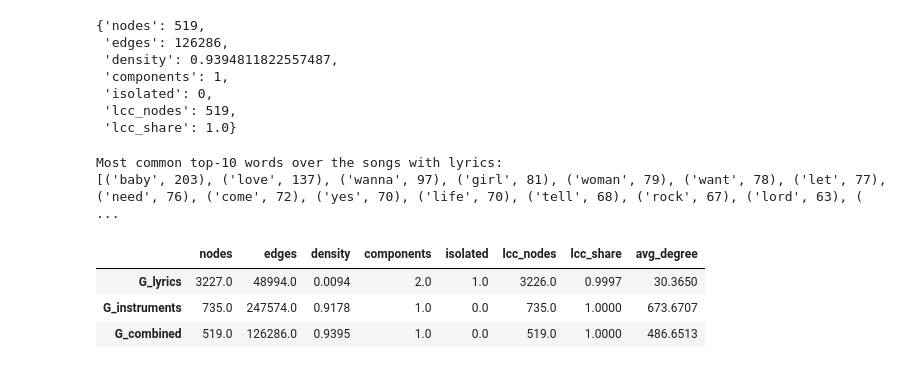
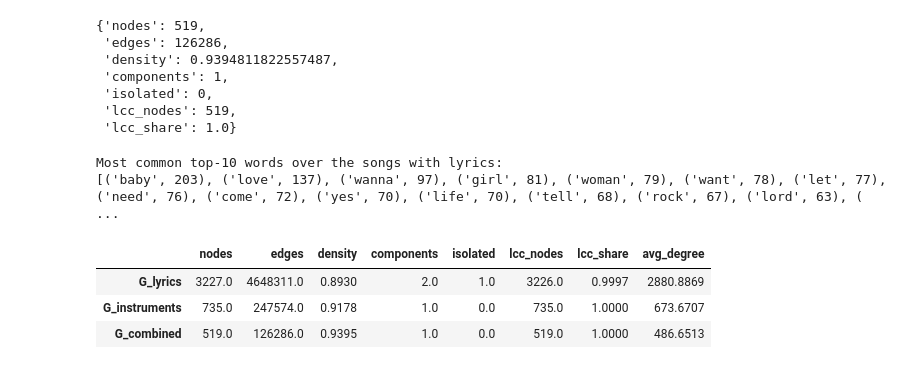
Before and after one commit to CRisager/SocialGraphs_FinalProject, a Jupyter notebook: notebooks/analysis.ipynb, the cells around one changed output. Cells and saved outputs as stored; diff of their text form; code cells hidden in the pictures.

```diff
--- a/notebooks/analysis.ipynb
+++ b/notebooks/analysis.ipynb
@@ -86,8 +95,9 @@ Almost every pair of songs shares some word: the full similarity matrix is 91% n
 # %%
 X, terms = graphs.tfidf(lyr.tokens)
-G_lyrics = graphs.add_metadata(graphs.lyrics_graph(X, lyr.index.to_numpy(), k=graphs.K_NEIGHBOURS), songs)
+S_lyrics = graphs.lyrics_similarity(X)      # G_lyrics as a dense weight matrix
+lyrics_ids = lyr.index.to_numpy()
 print(f"TF-IDF vocabulary: {len(terms)} words")
-graphs.summary(G_lyrics)
+graphs.dense_summary(S_lyrics)
 # %% [output]
 TF-IDF vocabulary: 6942 words
 {'nodes': 3227,
@@ -122,8 +134,11 @@ A feature of degree *k* gives its *k*(*k*−1)/2 pairs weight 1/(*k*−1) each,
 # %%
 words = dict(zip(lyr.index, graphs.top_words(X, terms)))
-B_combined = graphs.bipartite_graph(graphs.combined_features(songs, words))
-G_combined = graphs.add_metadata(graphs.project(B_combined), songs)
-display(pd.Series(graphs.feature_weight_shares(B_combined), name="share of edge weight").to_frame().round(3))
+combined_feats = graphs.combined_features(songs, words)
+G_combined = graphs.add_metadata(graphs.balanced_projection(combined_feats), songs)
+
+B_combined = graphs.bipartite_graph(combined_feats)   # single projection, for comparison only
+display(pd.DataFrame({"single projection": graphs.feature_weight_shares(B_combined),
+                      "balanced (used)": graphs.type_shares(G_combined)}).round(3))
 feature_nodes = [n for n, b in B_combined.nodes(data="bipartite") if b == 1]
 print(f"{len(feature_nodes)} feature nodes, {sum(B_combined.degree(f) == 1 for f in feature_nodes)} "
       "of them on a single song (they link nobody)")
@@ -149,13 +164,14 @@ print(Counter(w for ws in words.values() for w in ws).most_common(25))
 Most common top-10 words over the songs with lyrics:
 [('baby', 203), ('love', 137), ('wanna', 97), ('girl', 81), ('woman', 79), ('want', 78), ('let', 77), ('need', 76), ('come', 72), ('yes', 70), ('life', 70), ('tell', 68), ('rock', 67), ('lord', 63), ( ...
 # %%
-step1 = pd.DataFrame({name: graphs.summary(G) for name, G in
-                      [("G_lyrics", G_lyrics), ("G_instruments", G_instruments), ("G_combined", G_combined)]}).T
+step1 = pd.DataFrame({"G_lyrics": graphs.dense_summary(S_lyrics),
+                      "G_instruments": graphs.summary(G_instruments),
+                      "G_combined": graphs.summary(G_combined)}).T
 step1["avg_degree"] = 2 * step1.edges / step1.nodes
 step1.to_csv(RESULTS_DIR / "step1_graphs.csv")
 step1.round(4)
 # %% [output]
 |  | nodes | edges | density | components | isolated | lcc_nodes | lcc_share | avg_degree |
-| G_lyrics | 3227.0 | 48994.0 | 0.0094 | 2.0 | 1.0 | 3226.0 | 0.9997 | 30.3650 |
+| G_lyrics | 3227.0 | 4648311.0 | 0.8930 | 2.0 | 1.0 | 3226.0 | 0.9997 | 2880.8869 |
 | G_instruments | 735.0 | 247574.0 | 0.9178 | 1.0 | 0.0 | 735.0 | 1.0000 | 673.6707 |
 | G_combined | 519.0 | 126286.0 | 0.9395 | 1.0 | 0.0 | 519.0 | 1.0000 | 486.6513 |
```
Also changed, not shown: parts of 13 cells of this notebook, 10 other files.
